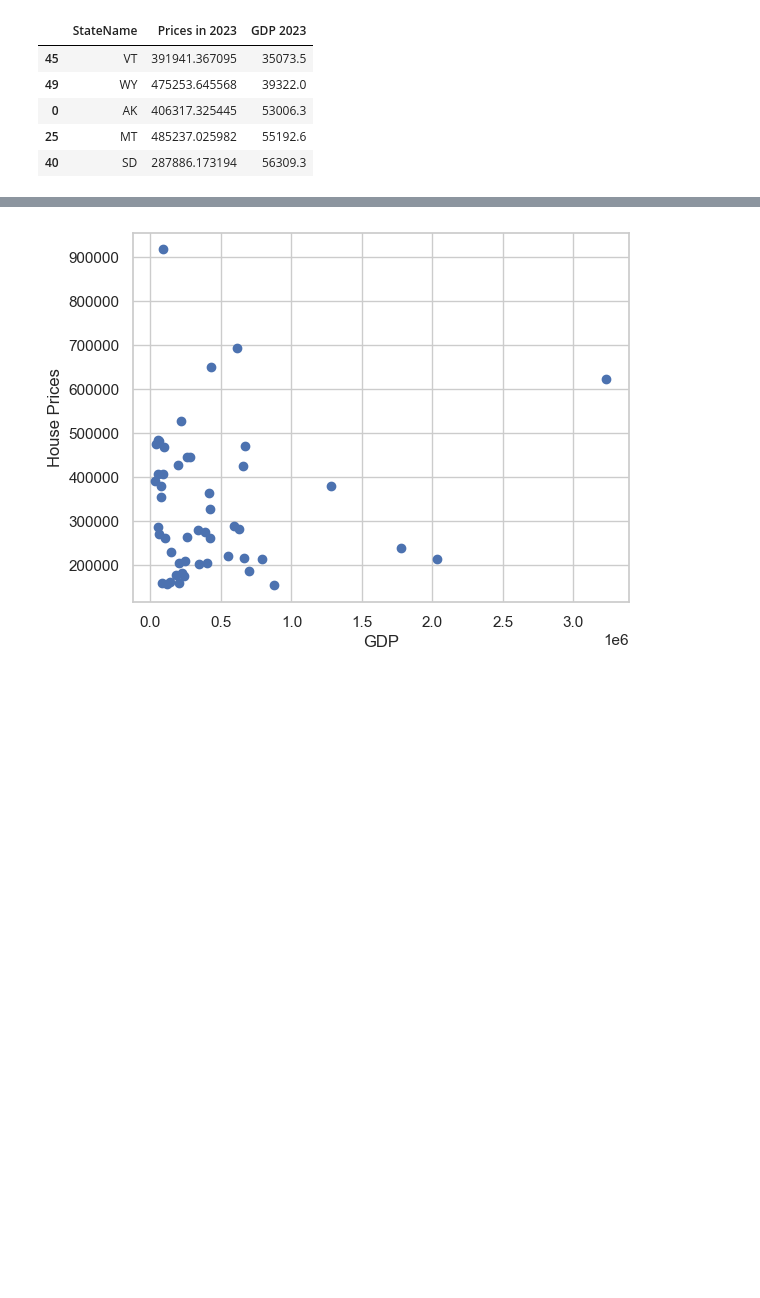
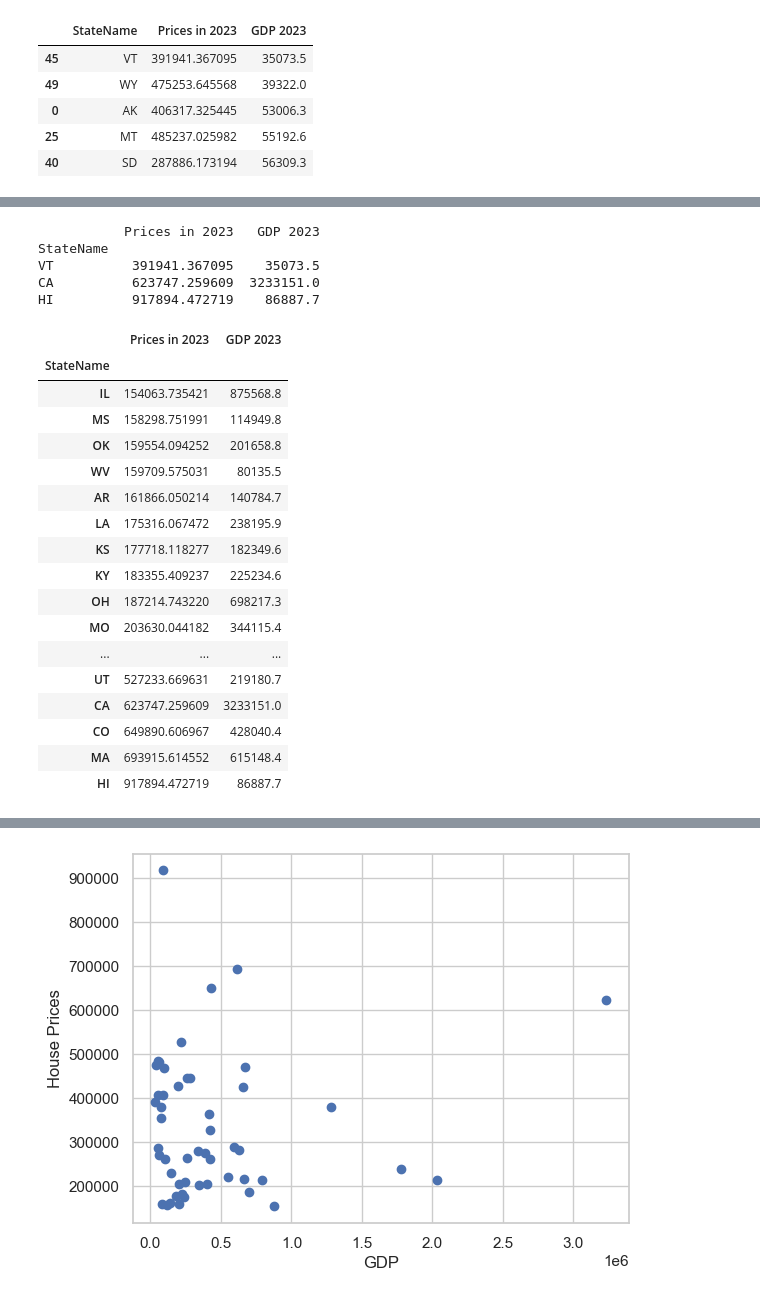
Before and after one commit to elgnol/RealEstate_Project_3, a Jupyter notebook: Analysis/GDP_vs_housing_price_2023.ipynb, the cells around one changed output, grey strips where cells are left out. Drawn from its saved outputs; the diff is of its cells as text; code cells hidden in the pictures; blank space fills up the shorter version.

```diff
--- a/Long/GDP_vs_housing_price_2023.ipynb
+++ b/Analysis/GDP_vs_housing_price_2023.ipynb
@@ -107,3 +118,35 @@ df_sorted_gdp.head()
+# %%
+states_to_compare = ['VT', 'CA', 'HI']
+rows = compare_df.loc[states_to_compare]
+print(rows)
+# %% [output]
+           Prices in 2023   GDP 2023
+StateName
+VT          391941.367095    35073.5
+CA          623747.259609  3233151.0
+HI          917894.472719    86887.7
+# %%
+sorted_compare_df = compare_df.sort_values(by='Prices in 2023', ascending=True)
+sorted_compare_df
+# %% [output]
+|  | Prices in 2023 | GDP 2023 |
+| StateName |  |  |
+| IL | 154063.735421 | 875568.8 |
+| MS | 158298.751991 | 114949.8 |
+| OK | 159554.094252 | 201658.8 |
+| WV | 159709.575031 | 80135.5 |
+| AR | 161866.050214 | 140784.7 |
+| LA | 175316.067472 | 238195.9 |
+| KS | 177718.118277 | 182349.6 |
+| KY | 183355.409237 | 225234.6 |
+| OH | 187214.743220 | 698217.3 |
+| MO | 203630.044182 | 344115.4 |
+| ... | ... | ... |
+| UT | 527233.669631 | 219180.7 |
+| CA | 623747.259609 | 3233151.0 |
+| CO | 649890.606967 | 428040.4 |
+| MA | 693915.614552 | 615148.4 |
+| HI | 917894.472719 | 86887.7 |
 # %%
 import matplotlib.pyplot as plt
 import seaborn as sns
```
Also changed, not shown: parts of 3 cells of this notebook, 4 other files.
